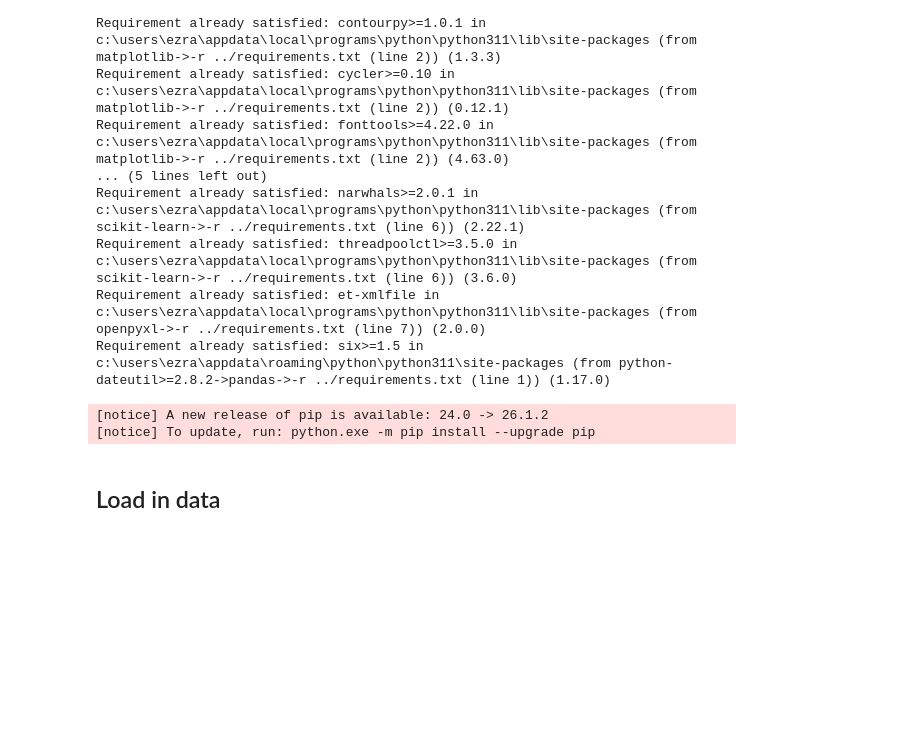
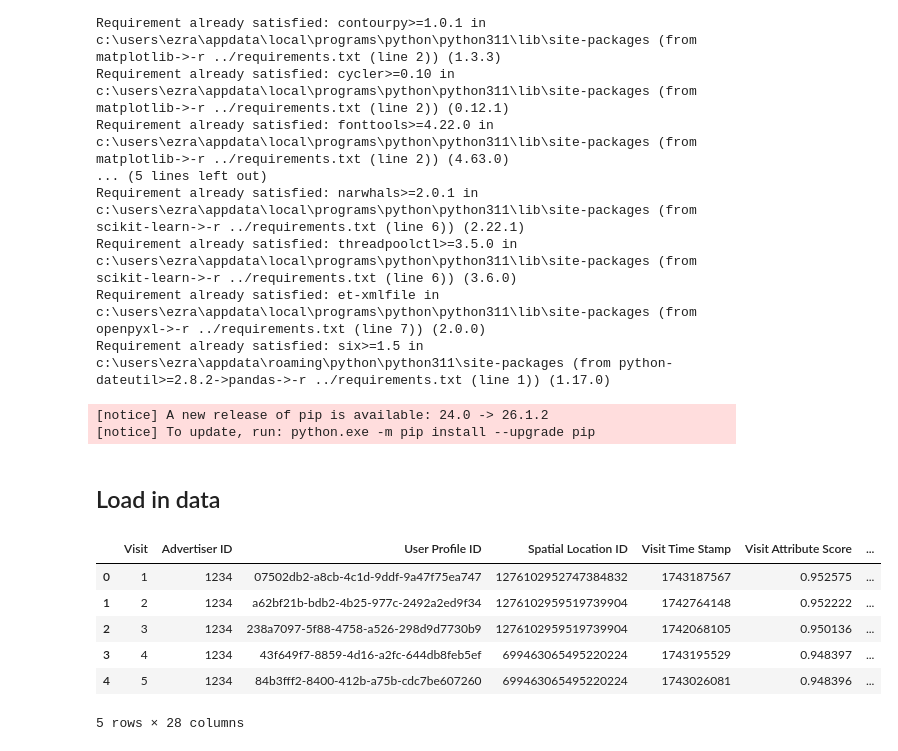
Before and after one commit to EzraGoldberg/portfolio-projects, a Jupyter notebook: 2. Tech Interview Prep/Weather Adtech Data Science/notebooks/Case_Study.ipynb, the cells around one changed output. Drawn from its saved outputs; the diff is of its cells as text; code cells hidden in the pictures; blank space fills up the shorter version.

```diff
--- a/2. Tech Interview Prep/Weather Adtech Data Science/notebooks/Case_Study.ipynb
+++ b/2. Tech Interview Prep/Weather Adtech Data Science/notebooks/Case_Study.ipynb
@@ -61,4 +61,13 @@ from scipy import stats
 # %% [markdown]
 ## Load in data
 # %%
-# data = pd.read_excel("..")
+visitationFTA = pd.read_excel("../data/CityXYZ_visitationFTA_data_March.xlsx")
+visitationFTA.head()
+# %% [output]
+|  | Visit | Advertiser ID | User Profile ID | Spatial Location ID | Visit Time Stamp | Visit Attribute Score | ... |
+| 0 | 1 | 1234 | 07502db2-a8cb-4c1d-9ddf-9a47f75ea747 | 1276102952747384832 | 1743187567 | 0.952575 | ... |
+| 1 | 2 | 1234 | a62bf21b-bdb2-4b25-977c-2492a2ed9f34 | 1276102959519739904 | 1742764148 | 0.952222 | ... |
+| 2 | 3 | 1234 | 238a7097-5f88-4758-a526-298d9d7730b9 | 1276102959519739904 | 1742068105 | 0.950136 | ... |
+| 3 | 4 | 1234 | 43f649f7-8859-4d16-a2fc-644db8feb5ef | 699463065495220224 | 1743195529 | 0.948397 | ... |
+| 4 | 5 | 1234 | 84b3fff2-8400-412b-a75b-cdc7be607260 | 699463065495220224 | 1743026081 | 0.948396 | ... |
+5 rows × 28 columns
```
Also changed, not shown: parts of 5 cells of this notebook, 1 other file.
